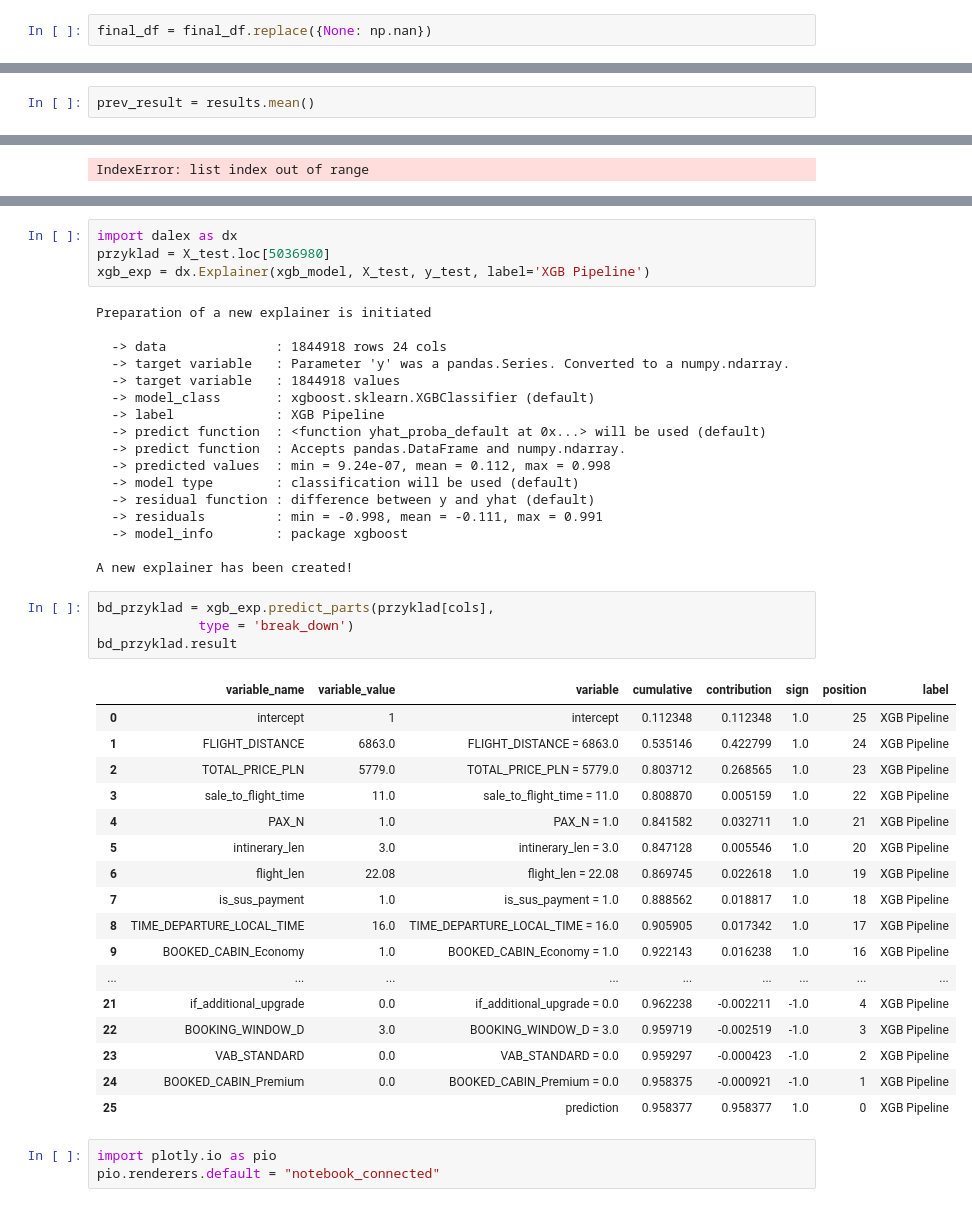
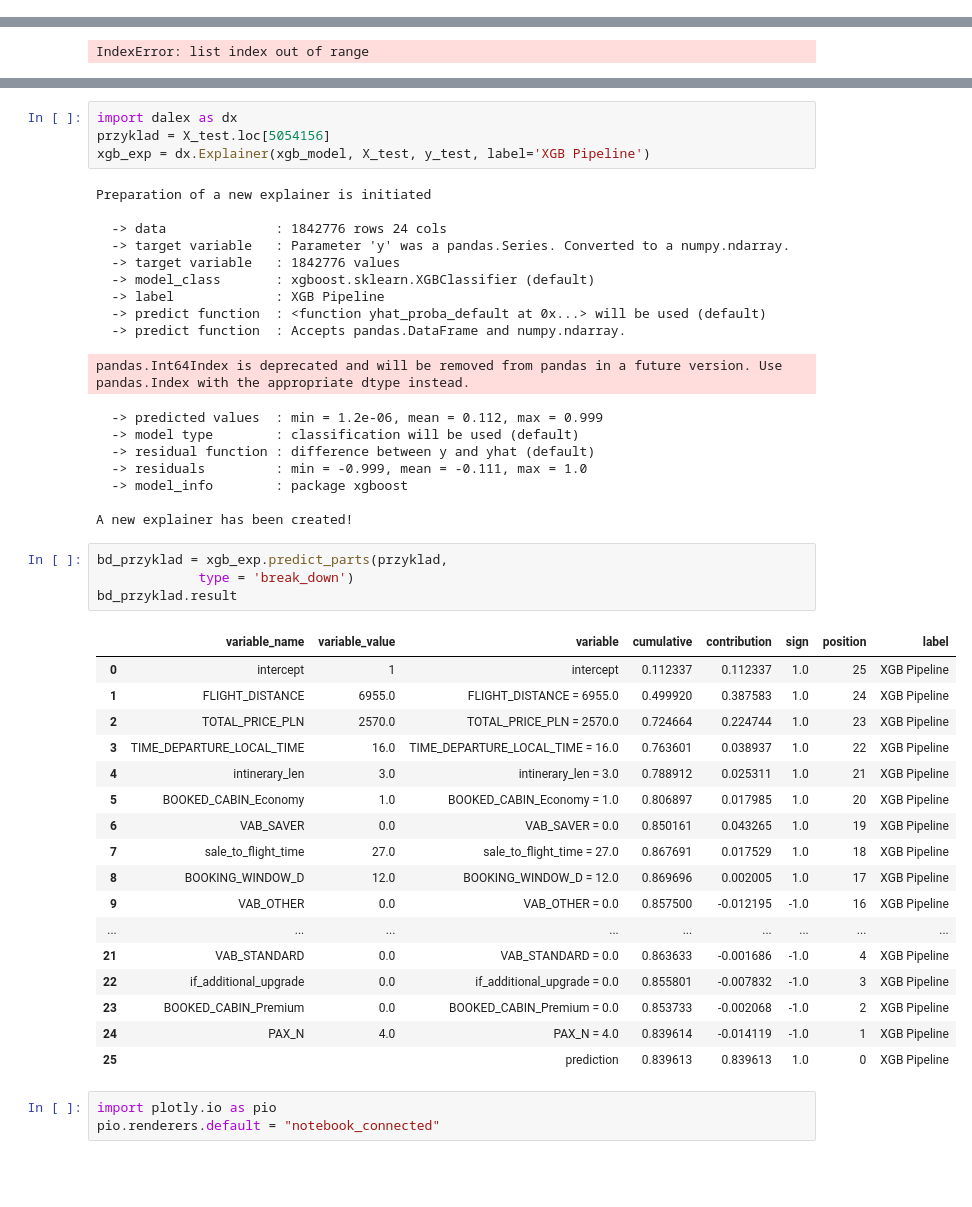
Before and after one commit to kuba1302/ticket-upgrade-prediction, a Jupyter notebook: eda copy.ipynb, the cells around one changed output, grey strips where cells are left out. Saved outputs shown, nothing was run; the diff lists cells and outputs as text; blank space fills up the shorter version.

```diff
--- a/eda copy.ipynb
+++ b/eda copy.ipynb
@@ -165,5 +151,3 @@ def oh_encoding(data):
     return pd.concat([df, oh_df], axis=1).drop(columns=oh_cols)
 # %%
 final_df = oh_encoding(final_df)
-# %%
-final_df = final_df.replace({None: np.nan})
@@ -577,5 +504,3 @@ prev_result
-# %%
-prev_result = results.mean()
 # %%
 from sklearn.metrics import roc_auc_score
 from sklearn.model_selection import cross_val_score, StratifiedKFold
@@ -694,46 +581,47 @@ Name: UPGRADED_FLAG, Length: 1761, dtype: int64
 # %%
 import dalex as dx
-przyklad = X_test.loc[5036980]
+przyklad = X_test.loc[5054156]
 xgb_exp = dx.Explainer(xgb_model, X_test, y_test, label='XGB Pipeline')
 # %% [output]
 Preparation of a new explainer is initiated
 
-  -> data              : 1844918 rows 24 cols
+  -> data              : 1842776 rows 24 cols
   -> target variable   : Parameter 'y' was a pandas.Series. Converted to a numpy.ndarray.
-  -> target variable   : 1844918 values
+  -> target variable   : 1842776 values
   -> model_class       : xgboost.sklearn.XGBClassifier (default)
   -> label             : XGB Pipeline
   -> predict function  : <function yhat_proba_default at 0x...> will be used (default)
   -> predict function  : Accepts pandas.DataFrame and numpy.ndarray.
-  -> predicted values  : min = 9.24e-07, mean = 0.112, max = 0.998
-  -> model type        : classification will be used (default)
-  -> residual function : difference between y and yhat (default)
-  -> residuals         : min = -0.998, mean = -0.111, max = 0.991
-  -> model_info        : package xgboost
-
-A new explainer has been created!
+pandas.Int64Index is deprecated and will be removed from pandas in a future version. Use pandas.Index with the appropriate dtype instead.
+  -> predicted values  : min = 1.2e-06, mean = 0.112, max = 0.999
+  -> model type        : classification will be used (default)
+  -> residual function : difference between y and yhat (default)
+  -> residuals         : min = -0.999, mean = -0.111, max = 1.0
+  -> model_info        : package xgboost
+
+A new explainer has been created!
 # %%
-bd_przyklad = xgb_exp.predict_parts(przyklad[cols],
+bd_przyklad = xgb_exp.predict_parts(przyklad,
              type = 'break_down')
 bd_przyklad.result
 # %% [output]
 |  | variable_name | variable_value | variable | cumulative | contribution | sign | position | label |
-| 0 | intercept | 1 | intercept | 0.112348 | 0.112348 | 1.0 | 25 | XGB Pipeline |
-| 1 | FLIGHT_DISTANCE | 6863.0 | FLIGHT_DISTANCE = 6863.0 | 0.535146 | 0.422799 | 1.0 | 24 | XGB Pipeline |
-| 2 | TOTAL_PRICE_PLN | 5779.0 | TOTAL_PRICE_PLN = 5779.0 | 0.803712 | 0.268565 | 1.0 | 23 | XGB Pipeline |
-| 3 | sale_to_flight_time | 11.0 | sale_to_flight_time = 11.0 | 0.808870 | 0.005159 | 1.0 | 22 | XGB Pipeline |
-| 4 | PAX_N | 1.0 | PAX_N = 1.0 | 0.841582 | 0.032711 | 1.0 | 21 | XGB Pipeline |
-| 5 | intinerary_len | 3.0 | intinerary_len = 3.0 | 0.847128 | 0.005546 | 1.0 | 20 | XGB Pipeline |
-| 6 | flight_len | 22.08 | flight_len = 22.08 | 0.869745 | 0.022618 | 1.0 | 19 | XGB Pipeline |
-| 7 | is_sus_payment | 1.0 | is_sus_payment = 1.0 | 0.888562 | 0.018817 | 1.0 | 18 | XGB Pipeline |
-| 8 | TIME_DEPARTURE_LOCAL_TIME | 16.0 | TIME_DEPARTURE_LOCAL_TIME = 16.0 | 0.905905 | 0.017342 | 1.0 | 17 | XGB Pipeline |
-| 9 | BOOKED_CABIN_Economy | 1.0 | BOOKED_CABIN_Economy = 1.0 | 0.922143 | 0.016238 | 1.0 | 16 | XGB Pipeline |
+| 0 | intercept | 1 | intercept | 0.112337 | 0.112337 | 1.0 | 25 | XGB Pipeline |
+| 1 | FLIGHT_DISTANCE | 6955.0 | FLIGHT_DISTANCE = 6955.0 | 0.499920 | 0.387583 | 1.0 | 24 | XGB Pipeline |
+| 2 | TOTAL_PRICE_PLN | 2570.0 | TOTAL_PRICE_PLN = 2570.0 | 0.724664 | 0.224744 | 1.0 | 23 | XGB Pipeline |
+| 3 | TIME_DEPARTURE_LOCAL_TIME | 16.0 | TIME_DEPARTURE_LOCAL_TIME = 16.0 | 0.763601 | 0.038937 | 1.0 | 22 | XGB Pipeline |
+| 4 | intinerary_len | 3.0 | intinerary_len = 3.0 | 0.788912 | 0.025311 | 1.0 | 21 | XGB Pipeline |
+| 5 | BOOKED_CABIN_Economy | 1.0 | BOOKED_CABIN_Economy = 1.0 | 0.806897 | 0.017985 | 1.0 | 20 | XGB Pipeline |
+| 6 | VAB_SAVER | 0.0 | VAB_SAVER = 0.0 | 0.850161 | 0.043265 | 1.0 | 19 | XGB Pipeline |
+| 7 | sale_to_flight_time | 27.0 | sale_to_flight_time = 27.0 | 0.867691 | 0.017529 | 1.0 | 18 | XGB Pipeline |
+| 8 | BOOKING_WINDOW_D | 12.0 | BOOKING_WINDOW_D = 12.0 | 0.869696 | 0.002005 | 1.0 | 17 | XGB Pipeline |
+| 9 | VAB_OTHER | 0.0 | VAB_OTHER = 0.0 | 0.857500 | -0.012195 | -1.0 | 16 | XGB Pipeline |
 | ... | ... | ... | ... | ... | ... | ... | ... | ... |
-| 21 | if_additional_upgrade | 0.0 | if_additional_upgrade = 0.0 | 0.962238 | -0.002211 | -1.0 | 4 | XGB Pipeline |
-| 22 | BOOKING_WINDOW_D | 3.0 | BOOKING_WINDOW_D = 3.0 | 0.959719 | -0.002519 | -1.0 | 3 | XGB Pipeline |
-| 23 | VAB_STANDARD | 0.0 | VAB_STANDARD = 0.0 | 0.959297 | -0.000423 | -1.0 | 2 | XGB Pipeline |
-| 24 | BOOKED_CABIN_Premium | 0.0 | BOOKED_CABIN_Premium = 0.0 | 0.958375 | -0.000921 | -1.0 | 1 | XGB Pipeline |
-| 25 |  |  | prediction | 0.958377 | 0.958377 | 1.0 | 0 | XGB Pipeline |
+| 21 | VAB_STANDARD | 0.0 | VAB_STANDARD = 0.0 | 0.863633 | -0.001686 | -1.0 | 4 | XGB Pipeline |
+| 22 | if_additional_upgrade | 0.0 | if_additional_upgrade = 0.0 | 0.855801 | -0.007832 | -1.0 | 3 | XGB Pipeline |
+| 23 | BOOKED_CABIN_Premium | 0.0 | BOOKED_CABIN_Premium = 0.0 | 0.853733 | -0.002068 | -1.0 | 2 | XGB Pipeline |
+| 24 | PAX_N | 4.0 | PAX_N = 4.0 | 0.839614 | -0.014119 | -1.0 | 1 | XGB Pipeline |
+| 25 |  |  | prediction | 0.839613 | 0.839613 | 1.0 | 0 | XGB Pipeline |
 # %%
 import plotly.io as pio
 pio.renderers.default = "notebook_connected"
```
Also changed, not shown: parts of 27 cells of this notebook.
